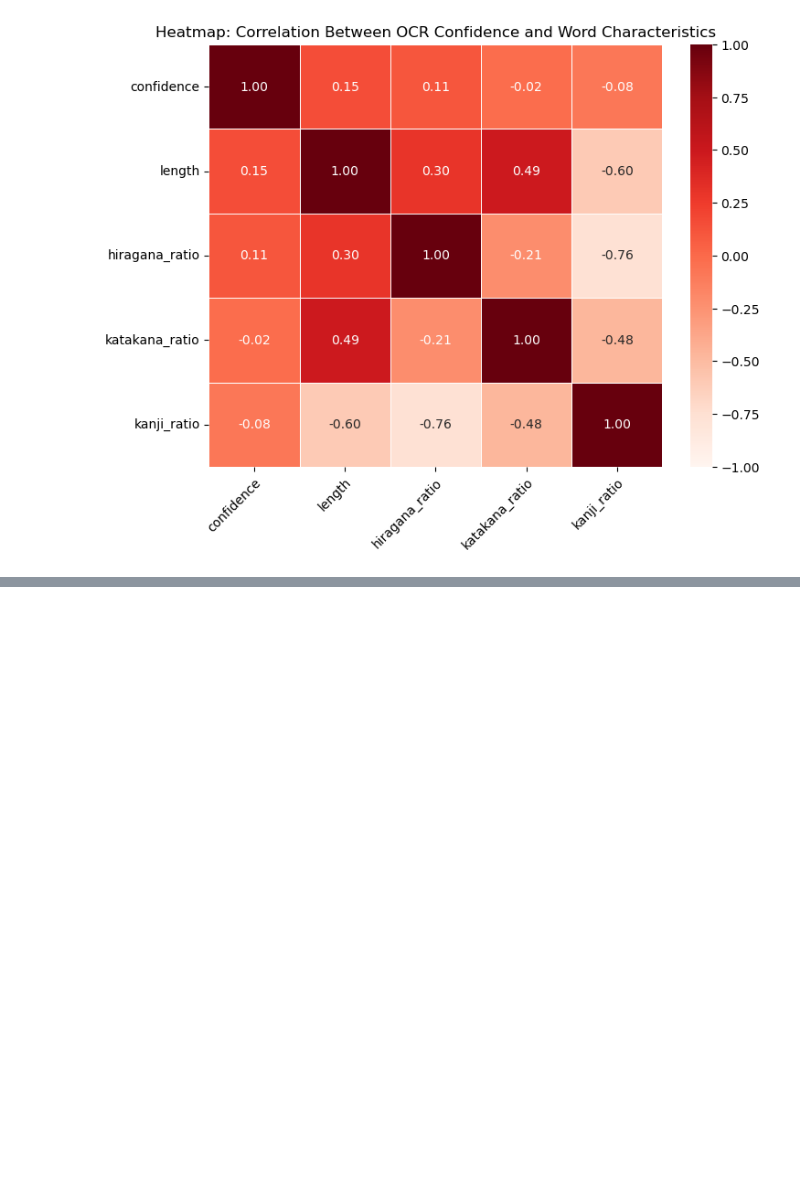
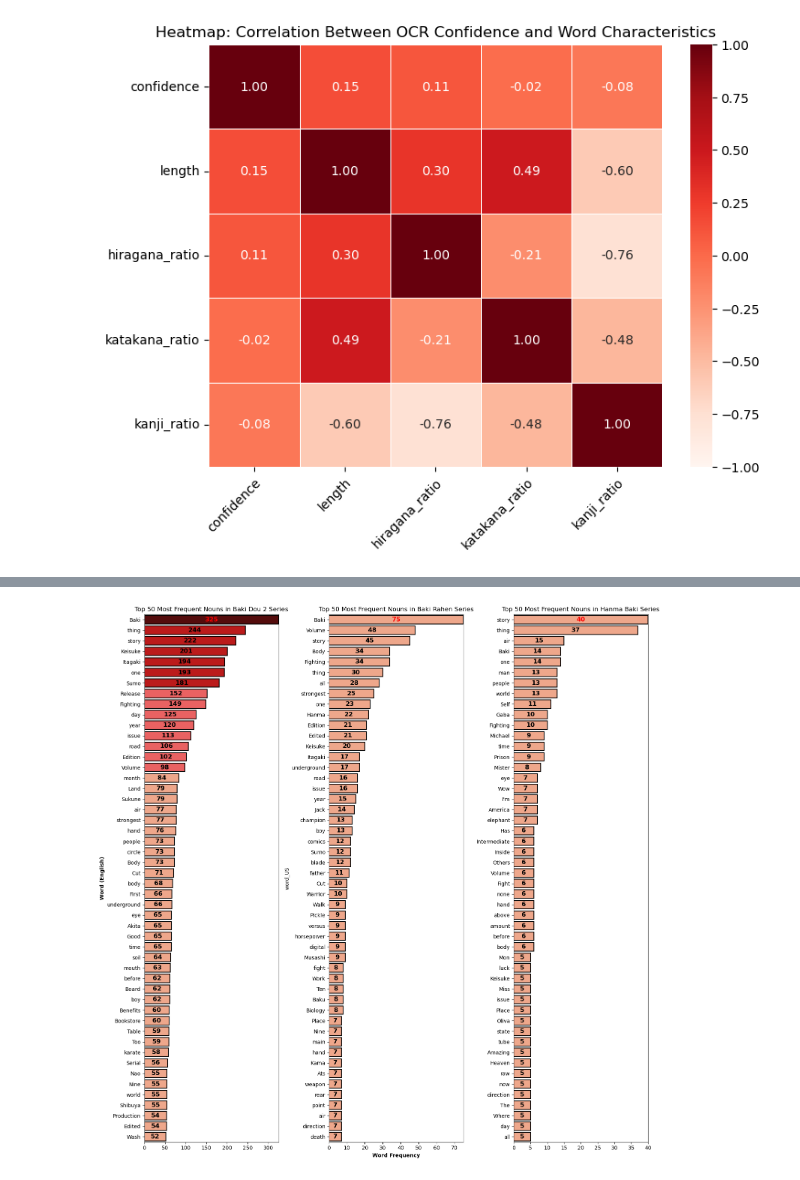
Before and after one commit to AndrewNemkov27/capstone, a Jupyter notebook: (1)-main/(1)-codeAndData/q1.ipynb, the cells around one changed output, grey strips where cells are left out. Saved outputs shown, nothing was run; the diff lists cells and outputs as text; code cells hidden in the pictures; blank space fills up the shorter version.

Commit message:
Cmopleted Q2 visulization 1 - bar graph.

```diff
--- a/(1)-main/(1)-codeAndData/q1.ipynb
+++ b/(1)-main/(1)-codeAndData/q1.ipynb
@@ -193,0 +229,98 @@ plt.show()
+# %%
+import matplotlib.pyplot as plt
+import seaborn as sns
+import numpy as np
+
+# Custom red color range (from lightest to darkest)
+custom_reds = ["#ffa07a", "#ff4c4c", "#d60000", "#a00000", "#600000"]  # Reversed order
+
+# Filter for nouns only
+df_word_freq = df[df["word_POS"] == "noun"]
+
+# Remove words which contain spaces or numbers
+df_word_freq = df_word_freq[~df_word_freq["word_US"].str.contains(r"\s|\d", na=False, regex=True)]
+
+# Filter out not significant words from dataframe
+df_word_freq = df_word_freq[~df_word_freq["word_US"].isin(stopwords)]
+
+# Total occurrences of words per series
+word_counts = df_word_freq.groupby(["img_series", "word_US"])["word_US"].count().reset_index(name="word_count")
+
+# Sort by frequency for each series
+top_n = 50
+word_counts_top = word_counts.sort_values(by="word_count", ascending=False).groupby("img_series").head(top_n)
+
+# Get global min and max word frequency for consistent color mapping
+global_min = word_counts_top["word_count"].min()
+global_max = word_counts_top["word_count"].max()
+
+# Function to map word count to the custom red color range
+def map_to_custom_reds(value, vmin, vmax):
+    norm_value = (value - vmin) / (vmax - vmin)  # Normalize to 0-1
+    color_index = int(norm_value * (len(custom_reds) - 1))  # Scale to color list
+    return custom_reds[color_index]
+
+# Plot 1: Bar graphs
+fig, axes = plt.subplots(1, 3, figsize=(15, 15))
+
+# Loop over each series and create individual bar plots
+for idx, series in enumerate(word_counts_top['img_series'].unique()):
+    ax = axes[idx]
+    data = word_counts_top[word_counts_top["img_series"] == series]
+
+    # Find the highest frequency value in this specific graph
+    max_value = data["word_count"].max()
+
+    # Map colors based on the full dataset range
+    bar_colors = [map_to_custom_reds(value, global_min, global_max) for value in data["word_count"]]
+
+    # Create bar plot with custom colors
+    bars = sns.barplot(
+        x="word_count",
+        y="word_US",
+        data=data,
+        ax=ax,
+        palette=bar_colors
+    )
+
+    # Add black edge color to each bar
+    for bar in bars.patches:
+        bar.set_edgecolor("black")
+        bar.set_linewidth(1.5)
+
+    # Add word frequency inside each bar, highlight highest one in red ONLY for Baki Dou 2
+    for i, value in enumerate(data["word_count"]):
+        # Highlight the max value in Baki Dou 2 graph only
+        text_color = "white" if series == "Baki Dou 2" and value == max_value else "black"
+        ax.text(value / 2, i, str(value), ha='center', va='center', fontsize=12, color=text_color, fontweight="bold")
+
+    # Custom title with bold series name
+    adjusted_series = series.replace("Hanma_Baki", "Hanma Baki")
+    title = f"Top {top_n} Most Frequent Nouns in {adjusted_series} Series"
+    ax.set_title(title, fontweight='normal')
+
+    # Set y-axis label for the left-most plot
+    if idx == 0:
+        ax.set_ylabel("Word (English)", fontweight='bold')
+
+    # Set x-axis label for the middle plot
+    if idx == 1:
+        ax.set_xlabel("Word Frequency", fontweight='bold')
+
+    # Remove x-axis label for the left-most and right-most plots
+    if idx == 0:
+        ax.set_xlabel('')
+    if idx == 2:
+        ax.set_xlabel('')
+
+    # Remove y-axis label for the rightmost plot
+    if idx == 2:
+        ax.set_ylabel('')
+
+    # Set x-axis limits based on each series' max frequency
+    ax.set_xlim(0, data["word_count"].max())
+
+# Adjust layout
+plt.tight_layout()
+plt.show()
+# %% [output]
@@ -193,0 +338 @@ plt.show()
+[figure, added]
```
Also changed, not shown: parts of 5 cells of this notebook, 3 other files.
